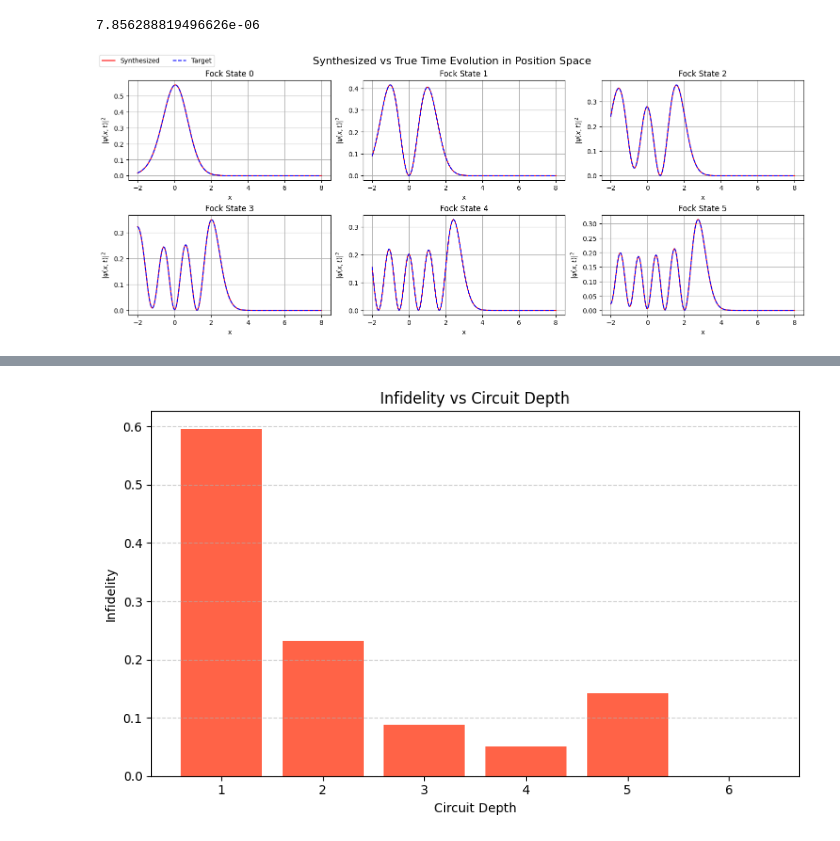
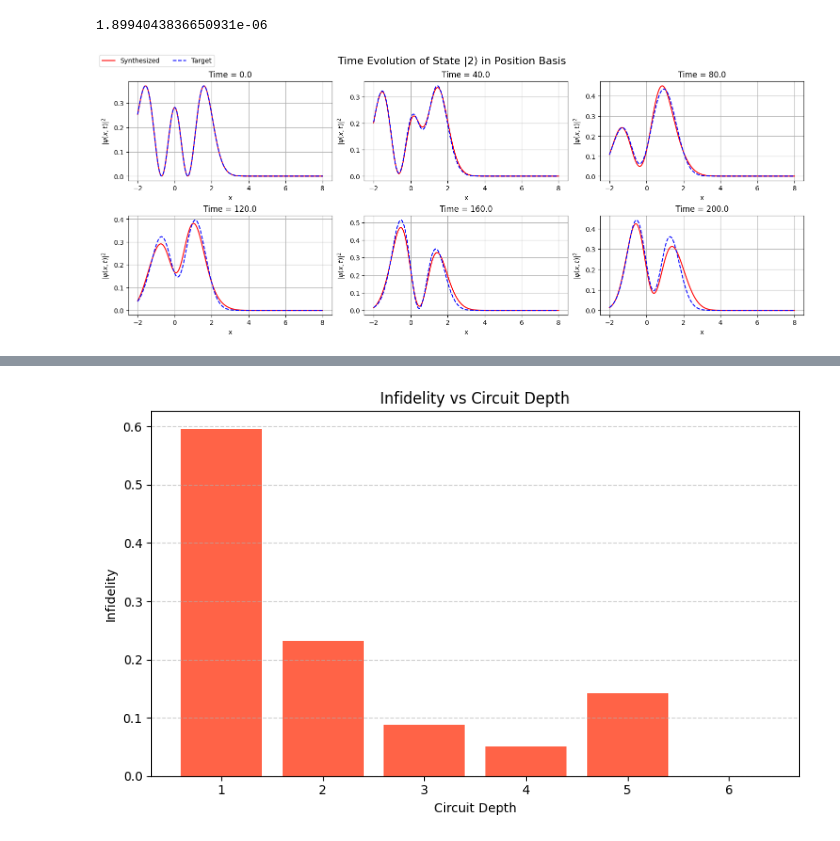
Before and after one commit to alexaymehra/hybrid-quantum-simulation, a Jupyter notebook: MorseOptimizedParameters.ipynb, the cells around one changed output, grey strips where cells are left out. Saved outputs shown, nothing was run; the diff lists cells and outputs as text; code cells hidden in the pictures.

```diff
--- a/MorseOptimizedParameters.ipynb
+++ b/MorseOptimizedParameters.ipynb
@@ -15,14 +15,13 @@ Definining the Operators
 """
 
 # Parameters for Morse Time Evolution
-time = 0.1
+time = 1
 mass = 1
 diss_energy = 8
 width_param = 1
 equib_length = 0
 
-hbar = 1
-# 6.62607015 * (10 ** (-34))
+hbar = 1 # 6.62607015 * (10 ** (-34))
 
 # Truncation for the oscillator Fock space
 N = np.sqrt(2 * mass * diss_energy) / (width_param * hbar)
@@ -165,7 +165,7 @@ plt.show()
 # %%
 # Optimize
 
-d = 8                                           # number of gate layers
+d = 12                                           # number of gate layers
 num_params = d * 4                              # [Re(α), Im(α), θ, φ] per gate
 
 # Provides small initial guess near 0
@@ -241,7 +241,7 @@ Morse Parameters Used:
 infid = fidelity_loss(optimal_params, d, morse_to_optimize)
 print(infid)
 # %% [output]
-7.856288819496626e-06
+1.8994043836650931e-06
 # %%
 #Build the Unitary Generated
 morse_generated = gate_seq(optimal_params, d)
@@ -259,56 +259,79 @@ def fock_basis_to_position(x, N, m=1.0, hbar=1.0, omega=1.0):
         Hn = sp.special.eval_hermite(n, xi)
         psi_n = prefactor * norm * np.exp(-0.5 * xi**2) * Hn
         T[:, n] = psi_n
 
     return T
 
+# U is your unitary matrix, t is your evolution time
+tgt_hamiltonian = (1j / time) * sp.linalg.logm(morse_to_optimize)
+gen_hamiltonian = (1j / time) * sp.linalg.logm(morse_generated)
+
+#target time
+target_time = 200
+
+#unitary for target time
+time_target_unitary = sp.linalg.expm(-1j * tgt_hamiltonian * target_time)
+time_generated_unitary = sp.linalg.expm(-1j * gen_hamiltonian * target_time)
+
 # Parameters
 n_var = morse_generated.shape[0]
 x_var = np.linspace(-2, 8, 200)
 topos = fock_basis_to_position(x_var, n_var)
 
-# Grid layout: rows = ceil(n_var / cols)
+# --- Choose Initial State ---
+# Option 1: Fock state |n⟩
+init_state_index = 2
+init_state = np.zeros(n_var, dtype=complex)
+init_state[init_state_index] = 1.0
+
+# Option 2: Coherent state
+# from qutip import coherent
+# alpha = 1.0 + 0.5j
+# init_state = coherent(n_var, alpha).full().flatten()
+
+# --- Time Steps ---
+n_steps = 6
+times = np.linspace(0, target_time, n_steps)
+
+# --- Setup plot grid ---
 cols = 3
-rows = (n_var + cols - 1) // cols
-
+rows = (n_steps + cols - 1) // cols
 fig, axes = plt.subplots(rows, cols, figsize=(5 * cols, 3 * rows), constrained_layout=True)
 axes = axes.flatten()
 
-for i in range(n_var):
+# --- Loop through time evolution ---
+for i, t in enumerate(times):
     ax = axes[i]
 
-    # Initial state
-    psi0 = np.zeros(n_var, dtype=complex)
-    psi0[i] = 1.0
+    # Evolve under synthesized
+    U_gen_t = sp.linalg.expm(-1j * gen_hamiltonian * t)
+    psi_gen_t = U_gen_t @ init_state
+    psi_gen_x = topos @ psi_gen_t
 
-    # Synthesized evolution
-    psi_t = morse_generated @ psi0
-    psi_x_t = topos @ psi_t
-
-    # Target evolution
-    psi_true = morse_to_optimize @ psi0
-    psi_x_true = topos @ psi_true
+    # Evolve under true
+    U_tgt_t = sp.linalg.expm(-1j * tgt_hamiltonian * t)
+    psi_tgt_t = U_tgt_t @ init_state
+    psi_tgt_x = topos @ psi_tgt_t
 
     # Plot
-    ax.plot(x_var, np.abs(psi_x_t)**2, label='Synthesized', color='red')
-    ax.plot(x_var, np.abs(psi_x_true)**2, label='Target', color='blue', linestyle='--')
-    ax.set_title(f'Fock State {i}')
+    ax.plot(x_var, np.abs(psi_gen_x)**2, label='Synthesized', color='red')
+    ax.plot(x_var, np.abs(psi_tgt_x)**2, label='Target', color='blue', linestyle='--')
+    ax.set_title(f'Time = {round(t, 2)}')
     ax.set_xlabel('x')
     ax.set_ylabel(r'$|\psi(x,t)|^2$')
     ax.grid(True)
 
-# Remove any unused axes
-for j in range(n_var, len(axes)):
+# Remove unused axes
+for j in range(len(times), len(axes)):
     fig.delaxes(axes[j])
 
-# Add single legend outside the subplots
+# Shared legend and title
 handles, labels = axes[0].get_legend_handles_labels()
 fig.legend(handles, labels, loc='upper left', ncol=2, fontsize='medium')
-
-plt.suptitle('Synthesized vs True Time Evolution in Position Space', fontsize=16)
+plt.suptitle(f'Time Evolution of State |{init_state_index}⟩ in Position Basis', fontsize=16)
 plt.show()
 # %% [output]
-[figure, old version]
+[figure, new version]
 # %%
 # See how wigner function evolves over time
 
```
Also changed, not shown: parts of 3 cells of this notebook.
